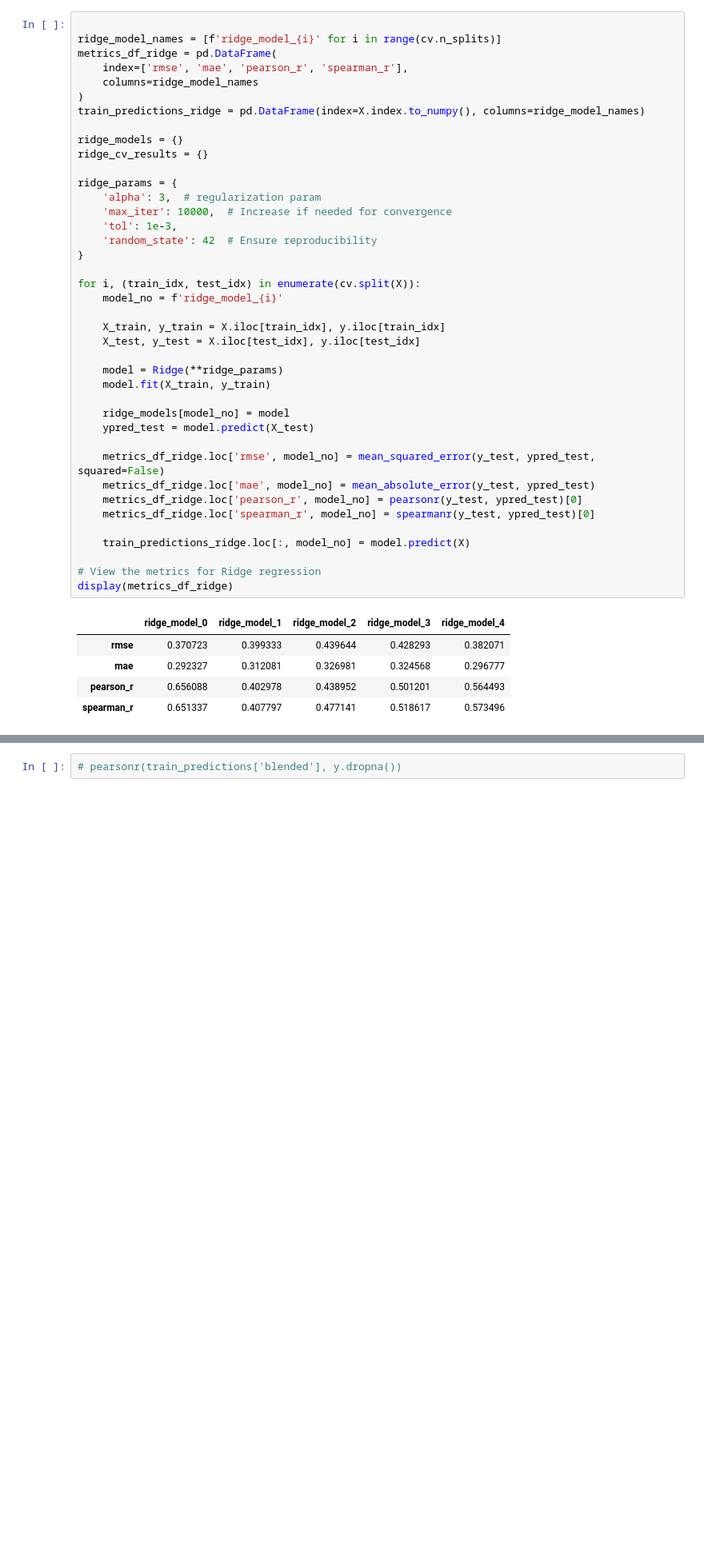
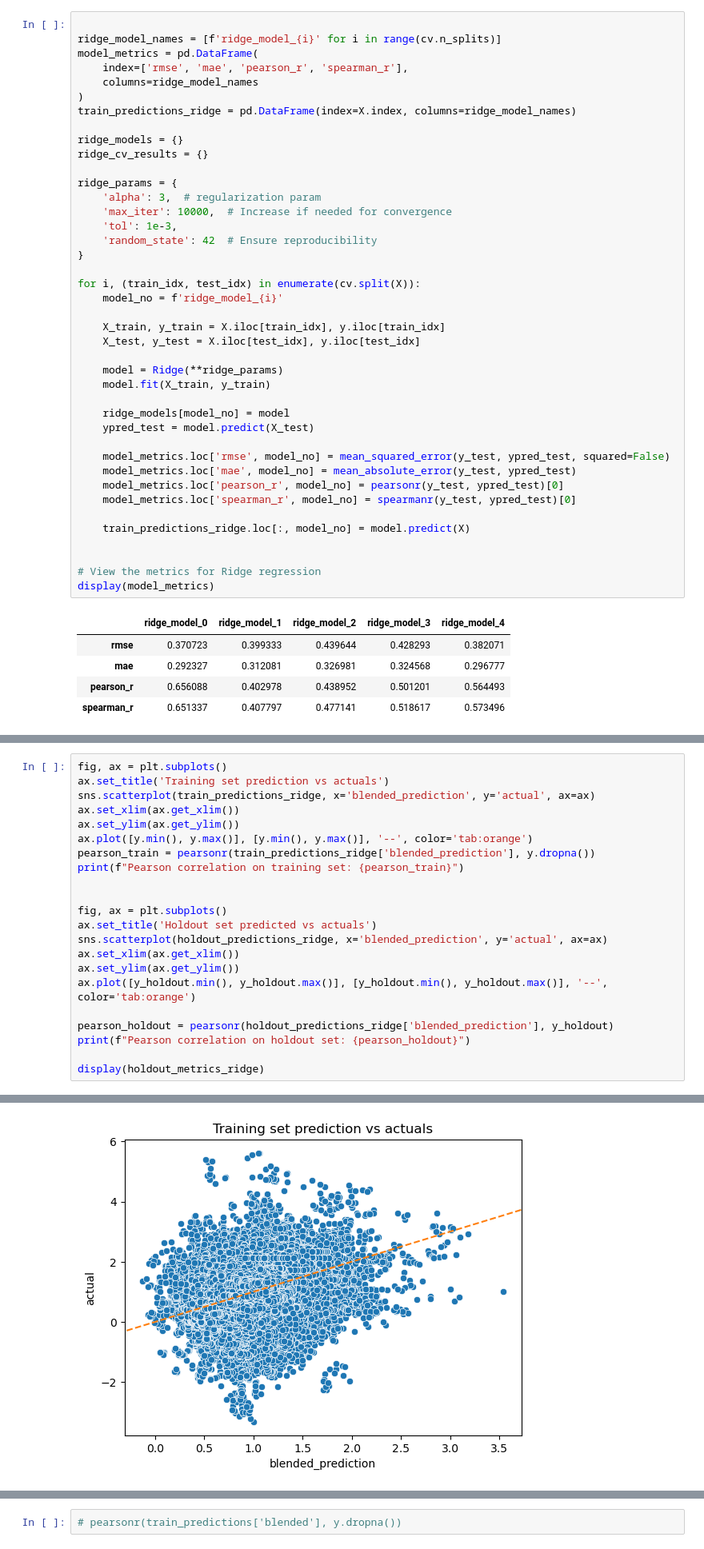
Before and after one commit to FlyingCurryMonster/JPY-equities, a Jupyter notebook: beta-forecasting.ipynb, the cells around one changed output, grey strips where cells are left out. Shown at 80% size. Saved outputs shown, nothing was run; the diff lists cells and outputs as text; blank space fills up the shorter version.

```diff
--- a/beta-forecasting.ipynb
+++ b/beta-forecasting.ipynb
@@ -901,11 +881,11 @@ DatetimeIndex(['2017-03-09', '2017-03-10', '2017-03-13', '2017-03-14',
 # %%
 
 ridge_model_names = [f'ridge_model_{i}' for i in range(cv.n_splits)]
-metrics_df_ridge = pd.DataFrame(
+model_metrics = pd.DataFrame(
     index=['rmse', 'mae', 'pearson_r', 'spearman_r'],
     columns=ridge_model_names
 )
-train_predictions_ridge = pd.DataFrame(index=X.index.to_numpy(), columns=ridge_model_names)
+train_predictions_ridge = pd.DataFrame(index=X.index, columns=ridge_model_names)
 
 ridge_models = {}
 ridge_cv_results = {}
@@ -929,15 +909,16 @@ for i, (train_idx, test_idx) in enumerate(cv.split(X)):
     ridge_models[model_no] = model
     ypred_test = model.predict(X_test)
 
-    metrics_df_ridge.loc['rmse', model_no] = mean_squared_error(y_test, ypred_test, squared=False)
-    metrics_df_ridge.loc['mae', model_no] = mean_absolute_error(y_test, ypred_test)
-    metrics_df_ridge.loc['pearson_r', model_no] = pearsonr(y_test, ypred_test)[0]
-    metrics_df_ridge.loc['spearman_r', model_no] = spearmanr(y_test, ypred_test)[0]
+    model_metrics.loc['rmse', model_no] = mean_squared_error(y_test, ypred_test, squared=False)
+    model_metrics.loc['mae', model_no] = mean_absolute_error(y_test, ypred_test)
+    model_metrics.loc['pearson_r', model_no] = pearsonr(y_test, ypred_test)[0]
+    model_metrics.loc['spearman_r', model_no] = spearmanr(y_test, ypred_test)[0]
 
     train_predictions_ridge.loc[:, model_no] = model.predict(X)
 
+
 # View the metrics for Ridge regression
-display(metrics_df_ridge)
+display(model_metrics)
 # %% [output]
 |  | ridge_model_0 | ridge_model_1 | ridge_model_2 | ridge_model_3 | ridge_model_4 |
 | rmse | 0.370723 | 0.399333 | 0.439644 | 0.428293 | 0.382071 |
@@ -1001,0 +1029,23 @@ Pearson correlation on holdout set: PearsonRResult(statistic=0.550381684982744,
+# %%
+fig, ax = plt.subplots()
+ax.set_title('Training set prediction vs actuals')
+sns.scatterplot(train_predictions_ridge, x='blended_prediction', y='actual', ax=ax)
+ax.set_xlim(ax.get_xlim())
+ax.set_ylim(ax.get_ylim())
+ax.plot([y.min(), y.max()], [y.min(), y.max()], '--', color='tab:orange')
+pearson_train = pearsonr(train_predictions_ridge['blended_prediction'], y.dropna())
+print(f"Pearson correlation on training set: {pearson_train}")
+
+
+fig, ax = plt.subplots()
+ax.set_title('Holdout set predicted vs actuals')
+sns.scatterplot(holdout_predictions_ridge, x='blended_prediction', y='actual', ax=ax)
+ax.set_xlim(ax.get_xlim())
+ax.set_ylim(ax.get_ylim())
+ax.plot([y_holdout.min(), y_holdout.max()], [y_holdout.min(), y_holdout.max()], '--', color='tab:orange')
+
+pearson_holdout = pearsonr(holdout_predictions_ridge['blended_prediction'], y_holdout)
+print(f"Pearson correlation on holdout set: {pearson_holdout}")
+
+display(holdout_metrics_ridge)
+# %% [output]
@@ -1001,0 +1060 @@ Pearson correlation on holdout set: PearsonRResult(statistic=0.550381684982744,
+[figure, added]
```
Also changed, not shown: parts of 14 cells of this notebook.
